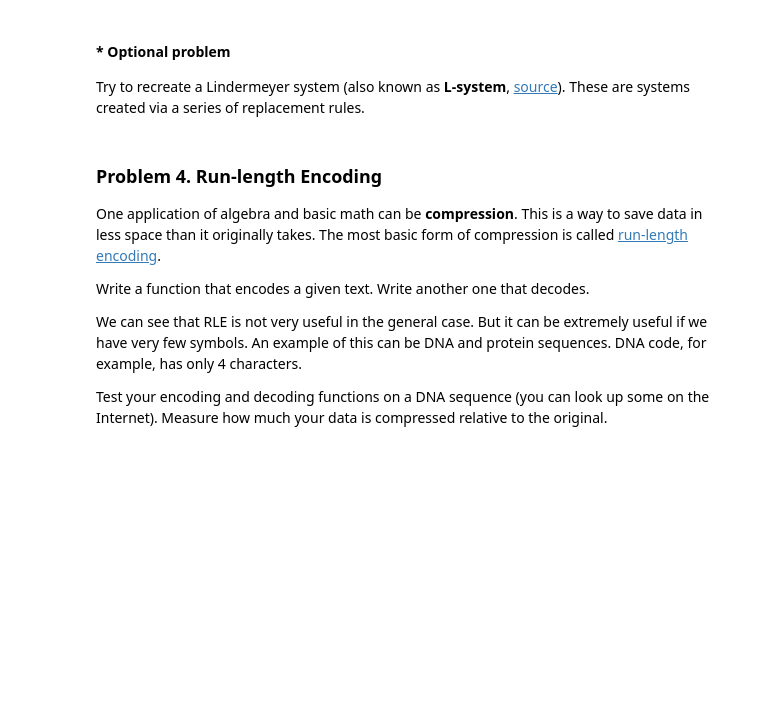
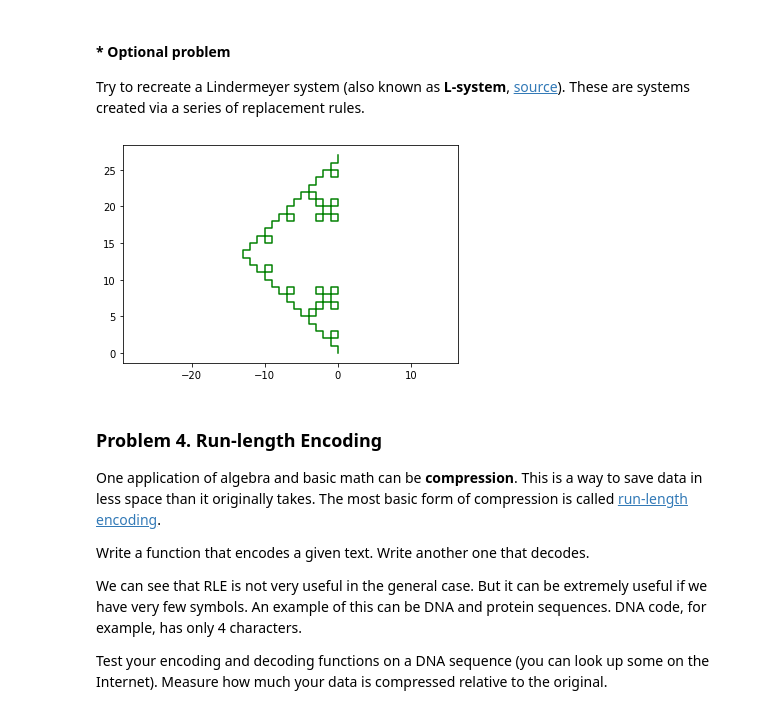
Before and after one commit to GalkaKG/Math-Concepts-for-Developers, a Jupyter notebook: 04. Exercise Basic algebra/Basic Algebra Exercise.ipynb, the cells around one changed output. Cells and saved outputs as stored; diff of their text form; code cells hidden in the pictures; blank space fills up the shorter version.

```diff
--- a/04. Exercise Basic algebra/Basic Algebra Exercise.ipynb
+++ b/04. Exercise Basic algebra/Basic Algebra Exercise.ipynb
@@ -378,3 +523,49 @@ Try to recreate a Lindermeyer system (also known as **L-system**, [source](https
+# %%
+def apply_rules(axiom, rules, iterations):
+    result = axiom
+    for _ in range(iterations):
+        next_result = ""
+        for char in result:
+            next_result += rules.get(char, char)
+        result = next_result
+    return result
+
+# Функция за изобразяване на резултата от L-системата
+def plot_l_system(l_system, angle, initial_length=1):
+    x = [0]
+    y = [0]
+    direction = 90  # Начална посока на рисуване (в градуси)
+    length = initial_length  # Начална дължина на отсечка
+
+    for command in l_system:
+        if command == "F":
+            # Добавяне на точка върху отсечката
+            x.append(x[-1] + length * cos(radians(direction)))
+            y.append(y[-1] + length * sin(radians(direction)))
+        elif command == "+":
+            # Завъртане наляво
+            direction += angle
+        elif command == "-":
+            # Turn to Right
+            direction -= angle
+
+    plt.plot(x, y, color='green')
+    plt.axis('equal')
+    plt.show()
+
+rules = {
+    "F": "F+F-F-F+F",
+}
+
+axiom = "F"
+
+iterations = 3
+
+result = apply_rules(axiom, rules, iterations)
+
+plot_l_system(result, angle=90)
+# %% [output]
+[figure, added]
 # %% [markdown]
 ### Problem 4. Run-length Encoding
 One application of algebra and basic math can be **compression**. This is a way to save data in less space than it originally takes. The most basic form of compression is called [run-length encoding](https://en.wikipedia.org/wiki/Run-length_encoding).
```
Also changed, not shown: parts of 38 cells of this notebook.
